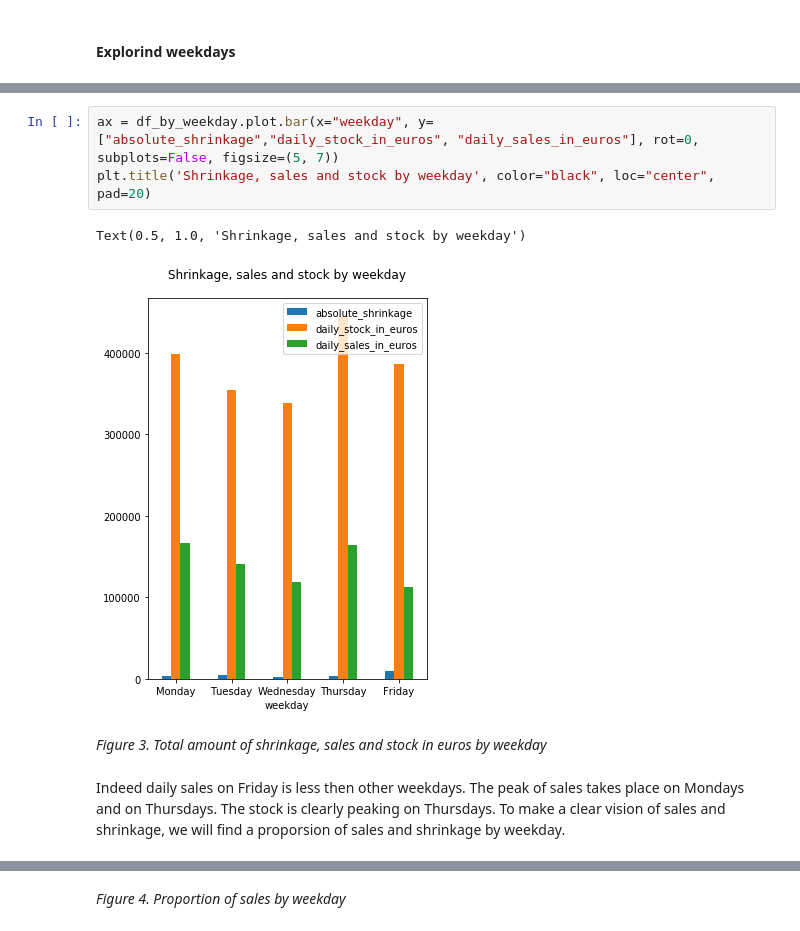
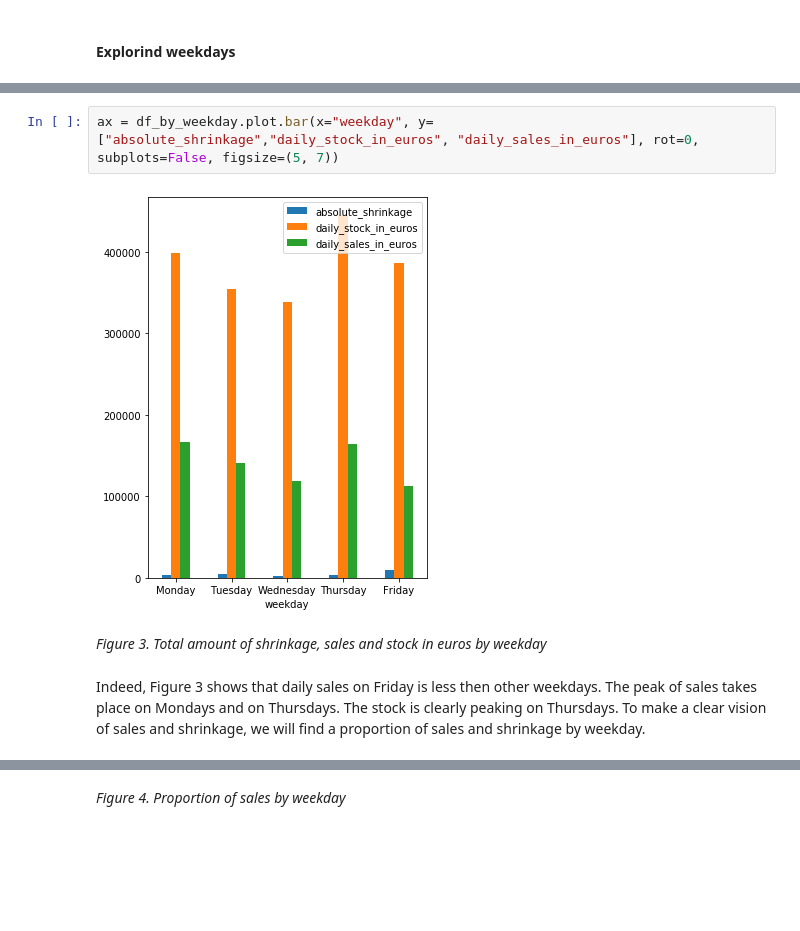
Before and after one commit to irina-baeva/retail-ds-project, a Jupyter notebook: metro_project_irina_baeva.ipynb, the cells around one changed output, grey strips where cells are left out. Cells and saved outputs as stored; diff of their text form; blank space fills up the shorter version.

```diff
--- a/metro_project_irina_baeva.ipynb
+++ b/metro_project_irina_baeva.ipynb
@@ -513,13 +516,11 @@ df_by_weekday.sample(1)
 # %%
 ax = df_by_weekday.plot.bar(x="weekday", y= ["absolute_shrinkage","daily_stock_in_euros", "daily_sales_in_euros"], rot=0, subplots=False, figsize=(5, 7))
-plt.title('Shrinkage, sales and stock by weekday', color="black", loc="center", pad=20)
 # %% [output]
-Text(0.5, 1.0, 'Shrinkage, sales and stock by weekday')
-[figure, old version]
+[figure, new version]
 # %% [markdown]
 *Figure 3. Total amount of shrinkage, sales and stock in euros by weekday*
 # %% [markdown]
-Indeed daily sales on Friday is less then other weekdays. The peak of sales takes place on Mondays and on Thursdays. The stock is clearly peaking on Thursdays. To make a clear vision of sales and shrinkage, we will find a proporsion of sales and shrinkage by weekday.
+Indeed, Figure 3 shows that daily sales on Friday is less then other weekdays. The peak of sales takes place on Mondays and on Thursdays. The stock is clearly peaking on Thursdays. To make a clear vision of sales and shrinkage, we will find a proportion of sales and shrinkage by weekday.
 # %%
 my_explode = (0.1, 0, 0, 0, 0)
 plt.pie(df_by_weekday["daily_sales_in_euros"], labels=df_by_weekday['weekday'], autopct='%1.1f%%', startangle=15, shadow = True, explode=my_explode)
```
Also changed, not shown: parts of 25 cells of this notebook.
